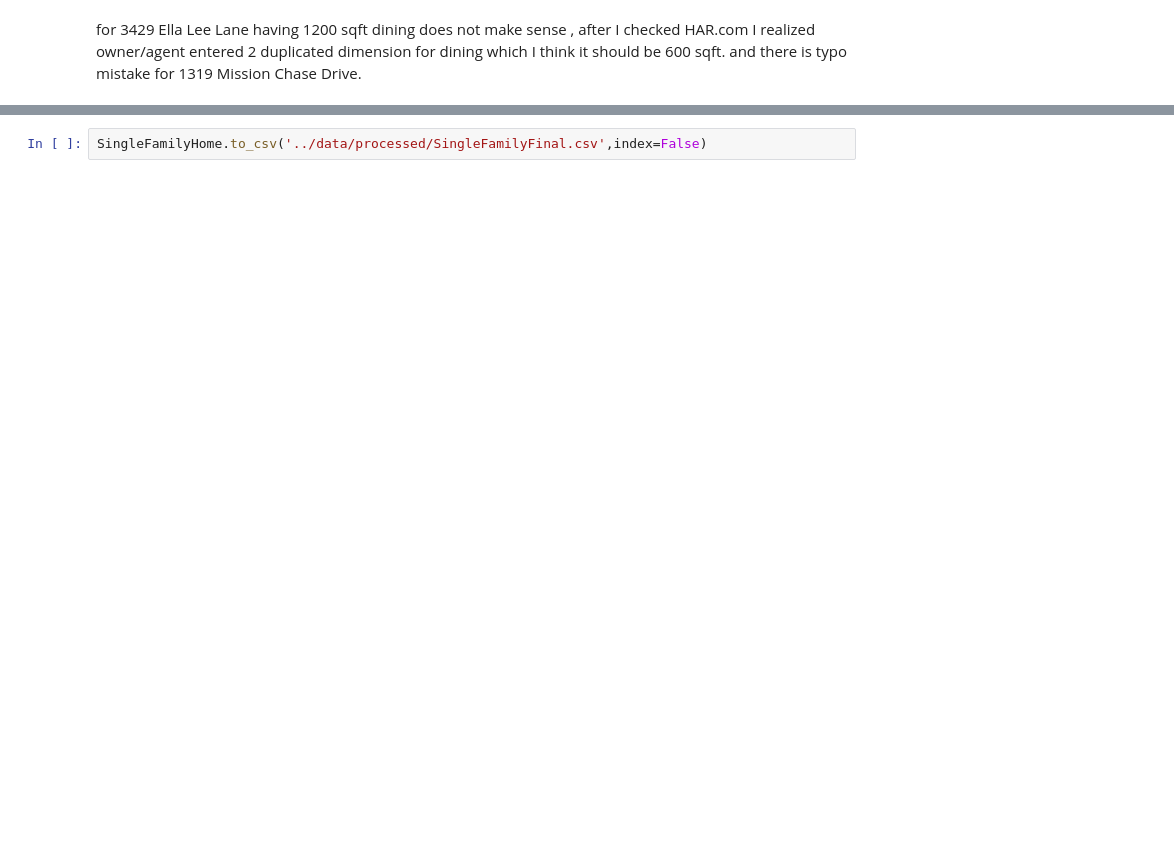
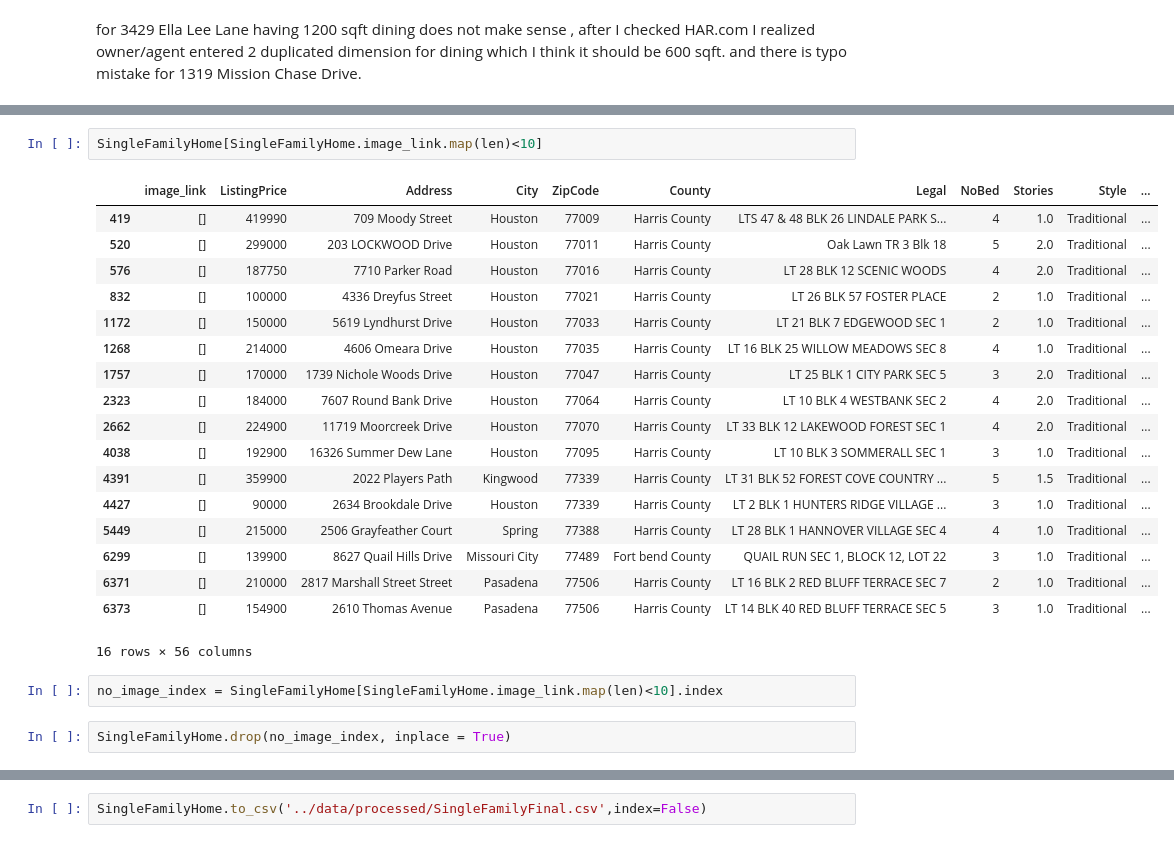
Before and after one commit to AllenAnsari/Prediction-House-Price-Using-Image-Processing, a Jupyter notebook: notebooks/Exploratory Data Analysis.ipynb, the cells around one changed output, grey strips where cells are left out. Cells and saved outputs as stored; diff of their text form; blank space fills up the shorter version.

```diff
--- a/notebooks/Exploratory Data Analysis.ipynb
+++ b/notebooks/Exploratory Data Analysis.ipynb
@@ -533,0 +600,25 @@ sns.regplot(x='BuildSqft', y='TotalBedSqft', data=SingleFamilyHome, scatter=Fals
+# %%
+SingleFamilyHome[SingleFamilyHome.image_link.map(len)<10]
+# %% [output]
+|  | image_link | ListingPrice | Address | City | ZipCode | County | Legal | NoBed | Stories | Style | ... |
+| 419 | [] | 419990 | 709 Moody Street | Houston | 77009 | Harris County | LTS 47 & 48 BLK 26 LINDALE PARK S... | 4 | 1.0 | Traditional | ... |
+| 520 | [] | 299000 | 203 LOCKWOOD Drive | Houston | 77011 | Harris County | Oak Lawn TR 3 Blk 18 | 5 | 2.0 | Traditional | ... |
+| 576 | [] | 187750 | 7710 Parker Road | Houston | 77016 | Harris County | LT 28 BLK 12 SCENIC WOODS | 4 | 2.0 | Traditional | ... |
+| 832 | [] | 100000 | 4336 Dreyfus Street | Houston | 77021 | Harris County | LT 26 BLK 57 FOSTER PLACE | 2 | 1.0 | Traditional | ... |
+| 1172 | [] | 150000 | 5619 Lyndhurst Drive | Houston | 77033 | Harris County | LT 21 BLK 7 EDGEWOOD SEC 1 | 2 | 1.0 | Traditional | ... |
+| 1268 | [] | 214000 | 4606 Omeara Drive | Houston | 77035 | Harris County | LT 16 BLK 25 WILLOW MEADOWS SEC 8 | 4 | 1.0 | Traditional | ... |
+| 1757 | [] | 170000 | 1739 Nichole Woods Drive | Houston | 77047 | Harris County | LT 25 BLK 1 CITY PARK SEC 5 | 3 | 2.0 | Traditional | ... |
+| 2323 | [] | 184000 | 7607 Round Bank Drive | Houston | 77064 | Harris County | LT 10 BLK 4 WESTBANK SEC 2 | 4 | 2.0 | Traditional | ... |
+| 2662 | [] | 224900 | 11719 Moorcreek Drive | Houston | 77070 | Harris County | LT 33 BLK 12 LAKEWOOD FOREST SEC 1 | 4 | 2.0 | Traditional | ... |
+| 4038 | [] | 192900 | 16326 Summer Dew Lane | Houston | 77095 | Harris County | LT 10 BLK 3 SOMMERALL SEC 1 | 3 | 1.0 | Traditional | ... |
+| 4391 | [] | 359900 | 2022 Players Path | Kingwood | 77339 | Harris County | LT 31 BLK 52 FOREST COVE COUNTRY ... | 5 | 1.5 | Traditional | ... |
+| 4427 | [] | 90000 | 2634 Brookdale Drive | Houston | 77339 | Harris County | LT 2 BLK 1 HUNTERS RIDGE VILLAGE ... | 3 | 1.0 | Traditional | ... |
+| 5449 | [] | 215000 | 2506 Grayfeather Court | Spring | 77388 | Harris County | LT 28 BLK 1 HANNOVER VILLAGE SEC 4 | 4 | 1.0 | Traditional | ... |
+| 6299 | [] | 139900 | 8627 Quail Hills Drive | Missouri City | 77489 | Fort bend County | QUAIL RUN SEC 1, BLOCK 12, LOT 22 | 3 | 1.0 | Traditional | ... |
+| 6371 | [] | 210000 | 2817 Marshall Street Street | Pasadena | 77506 | Harris County | LT 16 BLK 2 RED BLUFF TERRACE SEC 7 | 2 | 1.0 | Traditional | ... |
+| 6373 | [] | 154900 | 2610 Thomas Avenue | Pasadena | 77506 | Harris County | LT 14 BLK 40 RED BLUFF TERRACE SEC 5 | 3 | 1.0 | Traditional | ... |
+16 rows × 56 columns
+# %%
+no_image_index = SingleFamilyHome[SingleFamilyHome.image_link.map(len)<10].index
+# %%
+SingleFamilyHome.drop(no_image_index, inplace = True)
```
Also changed, not shown: parts of 61 cells of this notebook, 6 other files.
